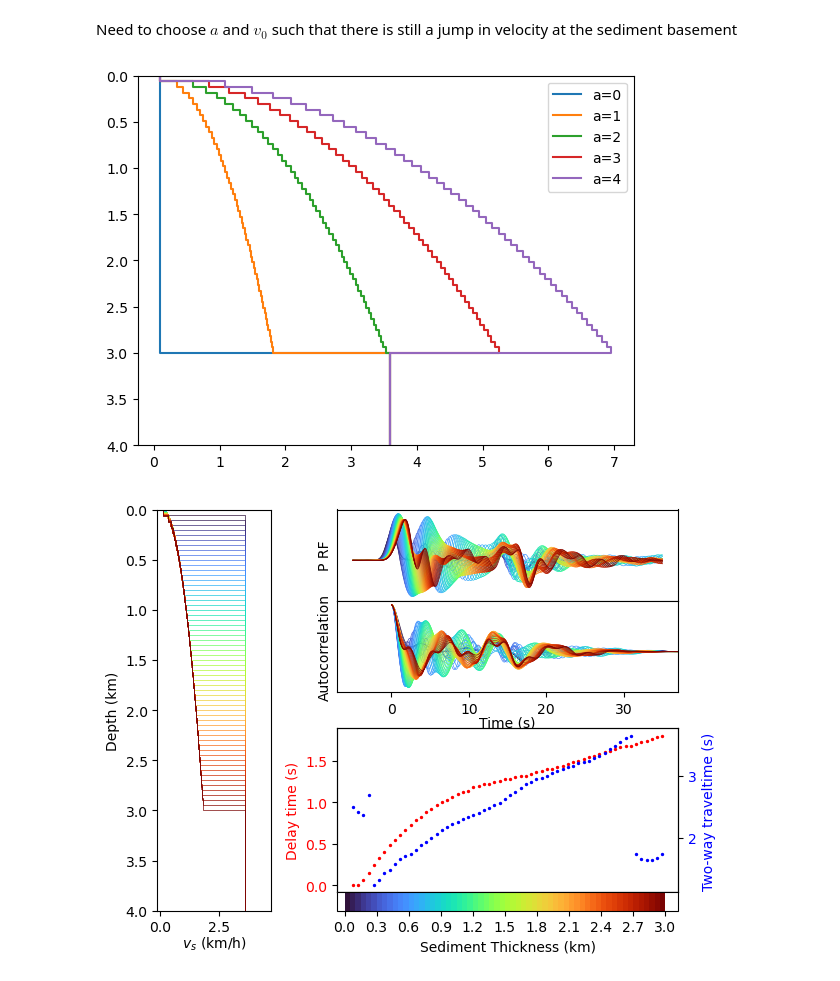
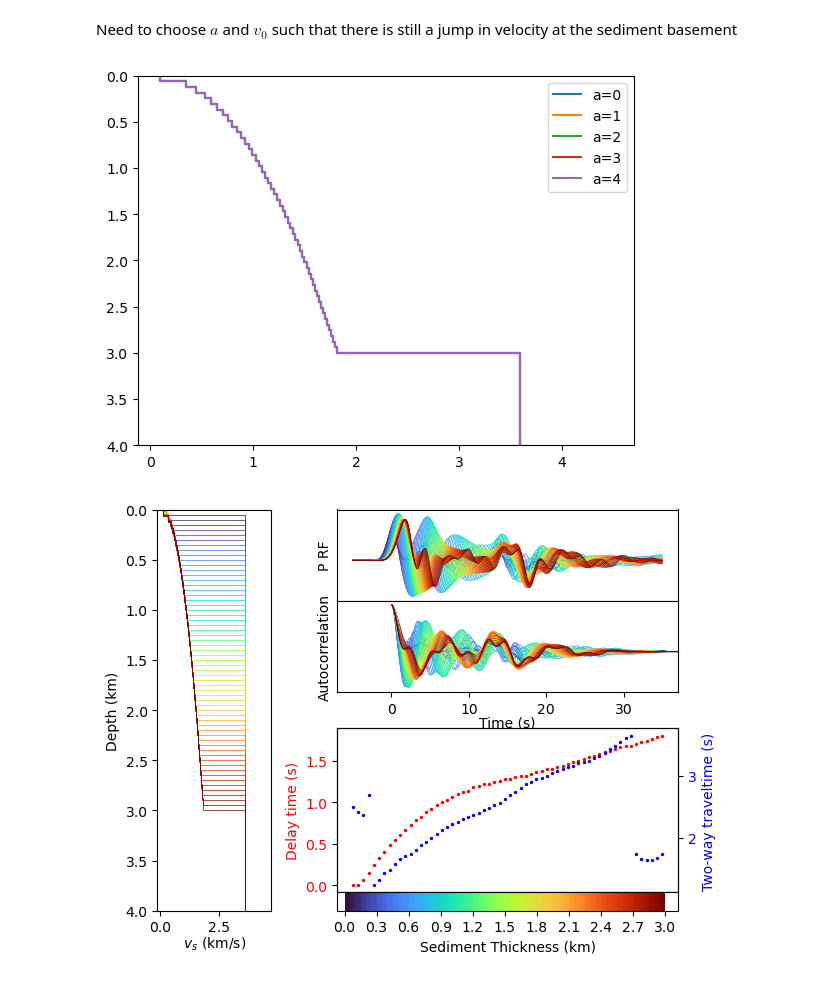
Before and after one commit to auggiemarignier/AusSedThick, a Jupyter notebook: aussedthickrf/forward_modelling.ipynb, the cells around one changed output. Drawn from its saved outputs; the diff is of its cells as text; code cells hidden in the pictures.

```diff
--- a/aussedthickrf/forward_modelling.ipynb
+++ b/aussedthickrf/forward_modelling.ipynb
@@ -195,7 +196,7 @@ def figure_layout():
     gs00 = gs0[0].subgridspec(1, 1)
     model_ax = fig.add_subplot(gs00[:, 0])
     model_ax.invert_yaxis()
-    model_ax.set_xlabel("$v_s$ (km/h)", labelpad=0)
+    model_ax.set_xlabel("$v_s$ (km/s)", labelpad=0)
     model_ax.set_ylabel("Depth (km)")
 
     gs01 = gs0[1].subgridspec(2, 1)
@@ -291,21 +299,21 @@ Need to choose $a$ and $v_0$ such that there is still a jump in velocity at the
 # %%
 sed_thick = 3
 sed_z = np.linspace(0, sed_thick, 50) # depths
 
 for a in np.arange(5):
-    sed_velocity = sediment_compaction(sed_z, a, 0.1) # velocity at each point
+    sed_velocity = sediment_compaction(sed_z, 1, 0.1) # velocity at each point
     sed_h = sed_z[1:] - sed_z[:-1] # layer thickness
     sed_velocity = sed_velocity[:-1] # layer velocities
     h = sed_h.tolist() + [moho - sed_thick, moho + 20]
     vs = np.concatenate([sed_velocity, np.array([crust_velocity, mantle_velocity])])
     _z, _vs = layers_to_points(h, vs)
 
     plt.plot(_vs, _z, label=f"a={a}")
 plt.ylim([0,sed_thick + 1])
 plt.legend()
 (plt.gca()).invert_yaxis()
 # %% [output]
-[figure, old version]
+[figure, new version]
 # %%
 fig = figure_layout()
 model_ax, rf_ax, auto_ax, delay_ax, tt_ax, cbar_ax = fig.axes
```
Also changed, not shown: parts of 4 cells of this notebook.
